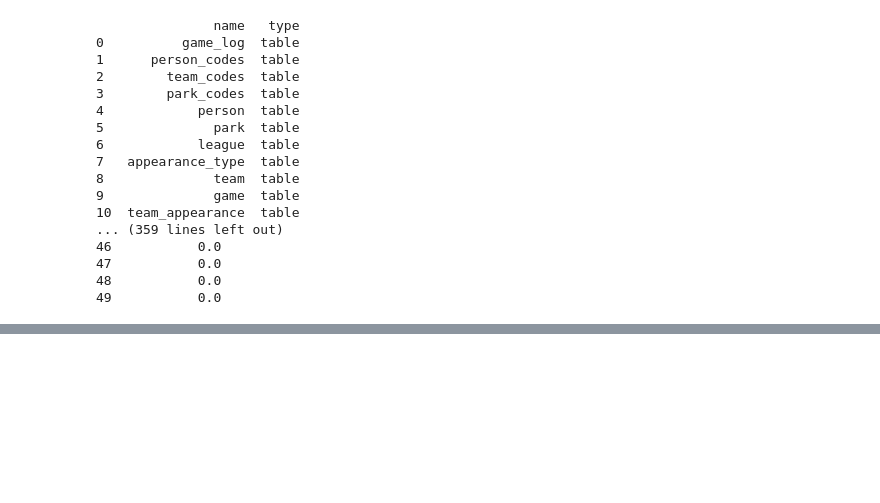
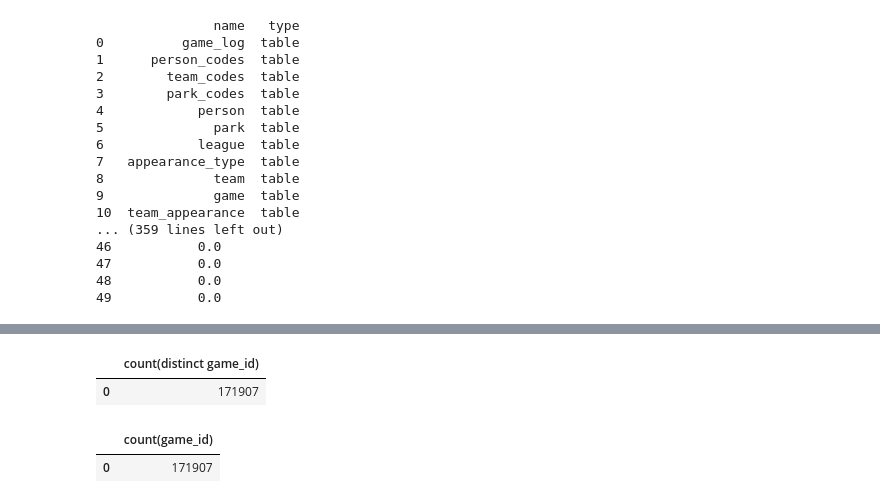
Before and after one commit to OniSlayer/project_sql_intermediate, a Jupyter notebook: Designing and Creating a Database.ipynb, the cells around one changed output, grey strips where cells are left out. Drawn from its saved outputs; the diff is of its cells as text; code cells hidden in the pictures; blank space fills up the shorter version.

```diff
--- a/Designing and Creating a Database.ipynb
+++ b/Designing and Creating a Database.ipynb
@@ -763,0 +1014,14 @@ select * from team_appearance limit 50
+# %%
+run_query('''
+select count(distinct game_id) from person_appearance
+''')
+# %% [output]
+|  | count(distinct game_id) |
+| 0 | 171907 |
+# %%
+run_query('''
+select count(game_id) from game
+''')
+# %% [output]
+|  | count(game_id) |
+| 0 | 171907 |
```
Also changed, not shown: parts of 4 cells of this notebook, 2 other files.
